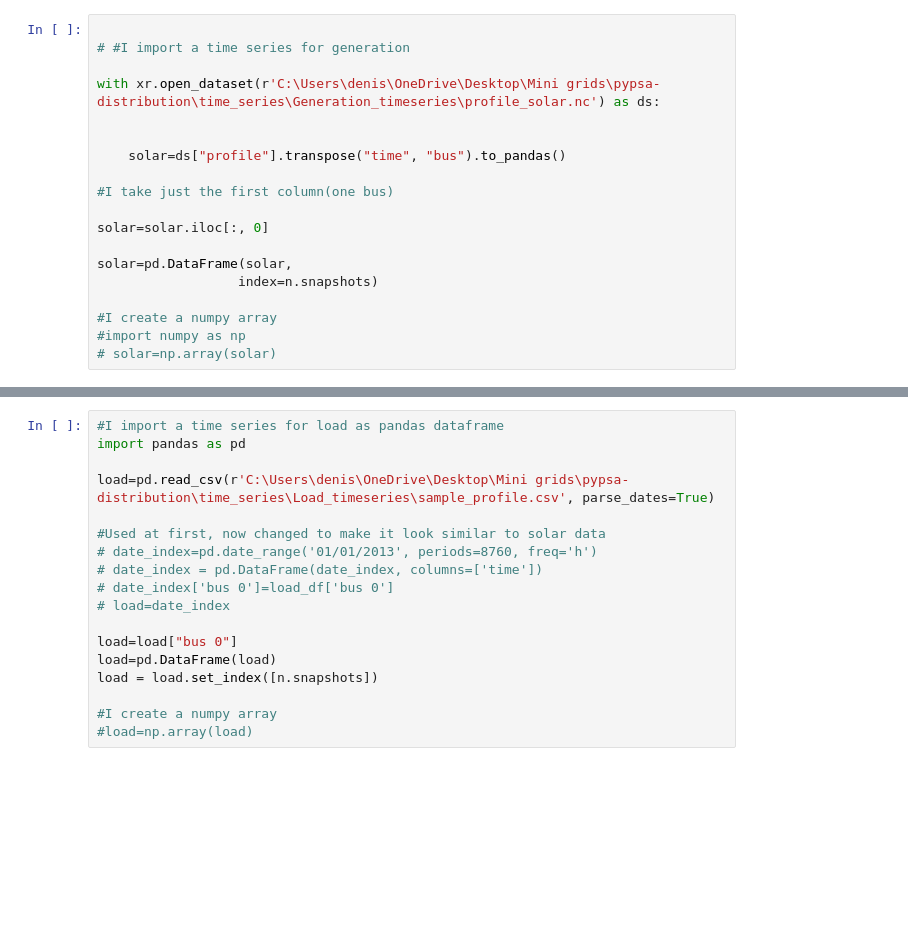
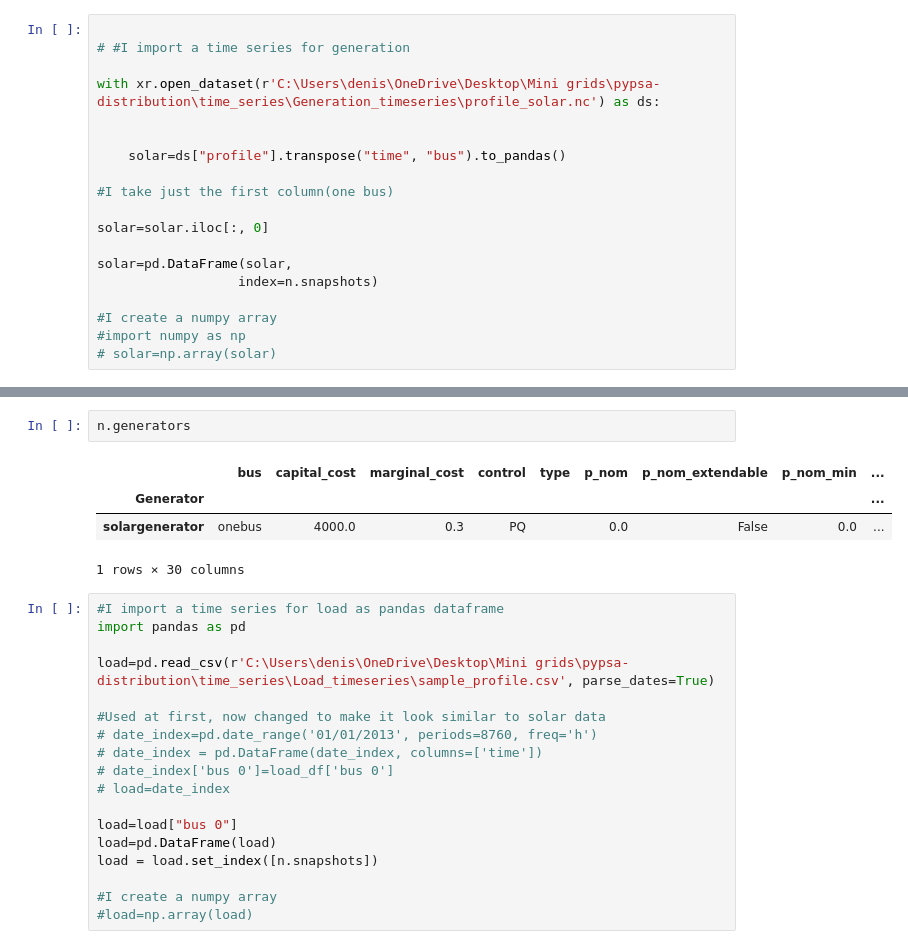
Before and after one commit to DeniseGiub/pypsa-distribution, a Jupyter notebook: Add_electricity_local.ipynb, the cells around one changed output, grey strips where cells are left out. Saved outputs shown, nothing was run; the diff lists cells and outputs as text; blank space fills up the shorter version.

Commit message:
costs_added

```diff
--- a/Add_electricity_local.ipynb
+++ b/Add_electricity_local.ipynb
@@ -49,6 +70,13 @@ n.madd("Generator", ["solargenerator"], bus = "onebus", p_nom_extendable=True, p
 # %% [output]
 WARNING:pypsa.io:Components Index(['0'], dtype='object', name='Generator') for attribute p_max_pu of Generator are not in main components dataframe generators
 Index(['solargenerator'], dtype='object')
+# %%
+n.generators
+# %% [output]
+|  | bus | capital_cost | marginal_cost | control | type | p_nom | p_nom_extendable | p_nom_min | ... |
+| Generator |  |  |  |  |  |  |  |  | ... |
+| solargenerator | onebus | 4000.0 | 0.3 | PQ |  | 0.0 | False | 0.0 | ... |
+1 rows × 30 columns
 # %%
 #I import a time series for load as pandas dataframe
 import pandas as pd
```
Also changed, not shown: parts of 7 cells of this notebook.
